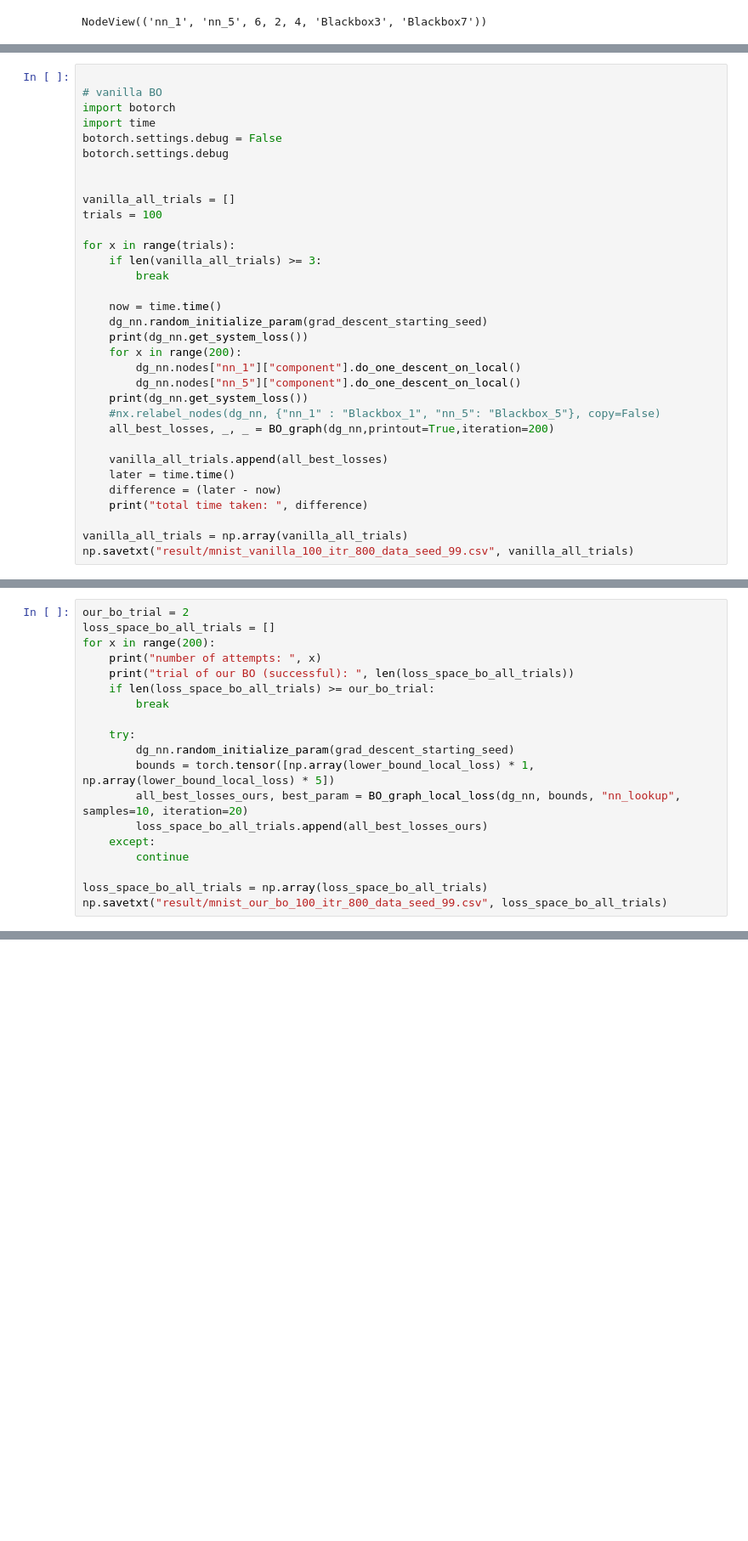
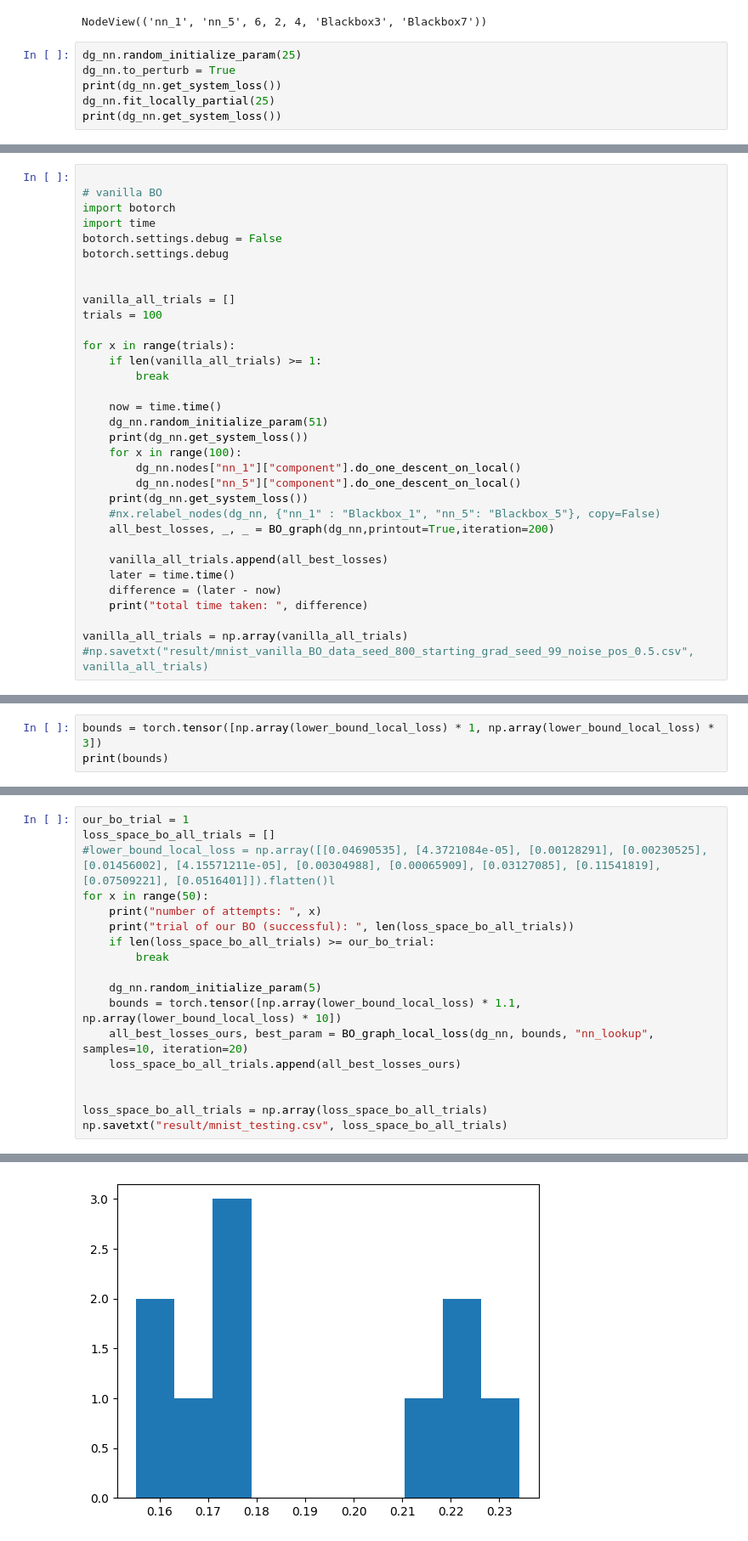
Before and after one commit to chenzhiliang94/AutoAI, a Jupyter notebook: Updated BO with NN.ipynb, the cells around one changed output, grey strips where cells are left out. Shown: that part at 85% size. Saved outputs shown, nothing was run; the diff lists cells and outputs as text; blank space fills up the shorter version.

```diff
--- a/Updated BO with NN.ipynb
+++ b/Updated BO with NN.ipynb
@@ -76,3 +103,9 @@ minimum system loss:  tensor(0.1024, dtype=torch.float64)
 dg_nn.nodes
 # %% [output]
 NodeView(('nn_1', 'nn_5', 6, 2, 4, 'Blackbox3', 'Blackbox7'))
+# %%
+dg_nn.random_initialize_param(25)
+dg_nn.to_perturb = True
+print(dg_nn.get_system_loss())
+dg_nn.fit_locally_partial(25)
+print(dg_nn.get_system_loss())
@@ -89,13 +220,13 @@ vanilla_all_trials = []
 trials = 100
 
 for x in range(trials):
-    if len(vanilla_all_trials) >= 3:
+    if len(vanilla_all_trials) >= 1:
         break
 
     now = time.time()
-    dg_nn.random_initialize_param(grad_descent_starting_seed)
+    dg_nn.random_initialize_param(51)
     print(dg_nn.get_system_loss())
-    for x in range(200):
+    for x in range(100):
         dg_nn.nodes["nn_1"]["component"].do_one_descent_on_local()
         dg_nn.nodes["nn_5"]["component"].do_one_descent_on_local()
     print(dg_nn.get_system_loss())
@@ -108,5 +239,5 @@ for x in range(trials):
     print("total time taken: ", difference)
 
 vanilla_all_trials = np.array(vanilla_all_trials)
-np.savetxt("result/mnist_vanilla_100_itr_800_data_seed_99.csv", vanilla_all_trials)
+#np.savetxt("result/mnist_vanilla_BO_data_seed_800_starting_grad_seed_99_noise_pos_0.5.csv", vanilla_all_trials)
 # %% [output]
@@ -129,0 +261,3 @@ total time taken:  249.69529843330383
+# %%
+bounds = torch.tensor([np.array(lower_bound_local_loss) * 1, np.array(lower_bound_local_loss) * 3])
+print(bounds)
@@ -130,19 +267,19 @@ total time taken:  249.69529843330383
 # %%
-our_bo_trial = 2
+our_bo_trial = 1
 loss_space_bo_all_trials = []
-for x in range(200):
+#lower_bound_local_loss = np.array([[0.04690535], [4.3721084e-05], [0.00128291], [0.00230525], [0.01456002], [4.15571211e-05], [0.00304988], [0.00065909], [0.03127085], [0.11541819], [0.07509221], [0.0516401]]).flatten()l
+for x in range(50):
     print("number of attempts: ", x)
     print("trial of our BO (successful): ", len(loss_space_bo_all_trials))
     if len(loss_space_bo_all_trials) >= our_bo_trial:
         break
 
-    try:
-        dg_nn.random_initialize_param(grad_descent_starting_seed)
-        bounds = torch.tensor([np.array(lower_bound_local_loss) * 1, np.array(lower_bound_local_loss) * 5])
-        all_best_losses_ours, best_param = BO_graph_local_loss(dg_nn, bounds, "nn_lookup", samples=10, iteration=20)
-        loss_space_bo_all_trials.append(all_best_losses_ours)
-    except:
-        continue
+    dg_nn.random_initialize_param(5)
+    bounds = torch.tensor([np.array(lower_bound_local_loss) * 1.1, np.array(lower_bound_local_loss) * 10])
+    all_best_losses_ours, best_param = BO_graph_local_loss(dg_nn, bounds, "nn_lookup", samples=10, iteration=20)
+    loss_space_bo_all_trials.append(all_best_losses_ours)
+
 
 loss_space_bo_all_trials = np.array(loss_space_bo_all_trials)
-np.savetxt("result/mnist_our_bo_100_itr_800_data_seed_99.csv", loss_space_bo_all_trials)
+np.savetxt("result/mnist_testing.csv", loss_space_bo_all_trials)
+# %% [output]
@@ -148,0 +301 @@ np.savetxt("result/mnist_our_bo_100_itr_800_data_seed_99.csv", loss_space_bo_all
+[figure, added]
```
Also changed, not shown: parts of 20 cells of this notebook, 23 other files.
